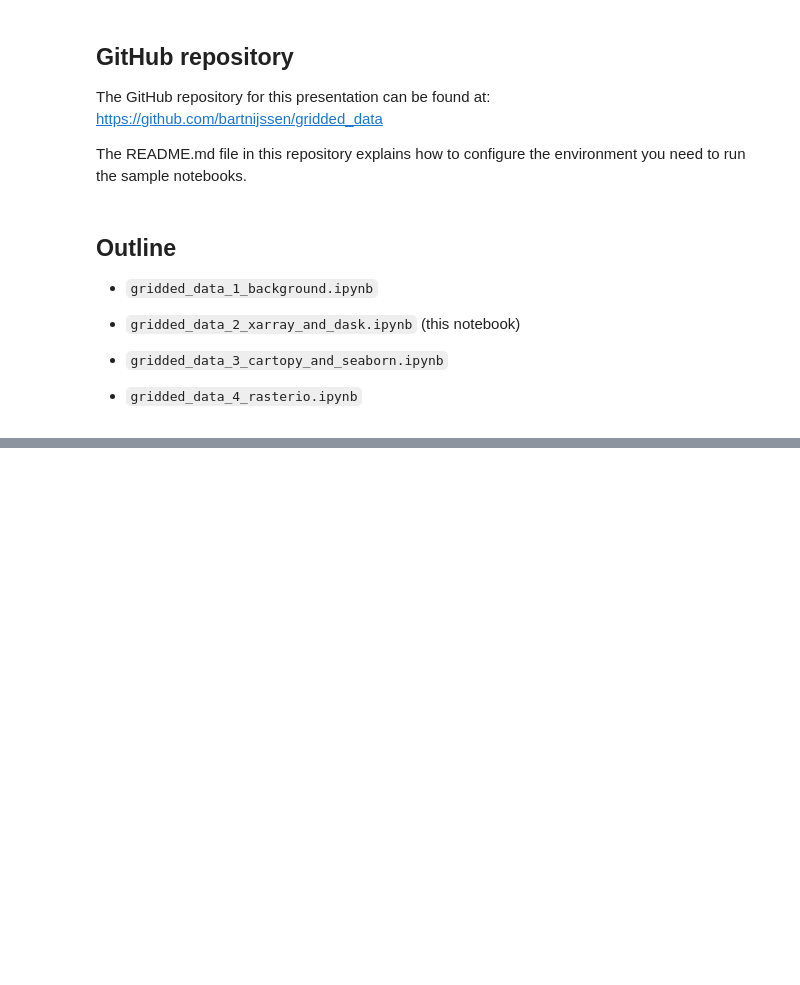
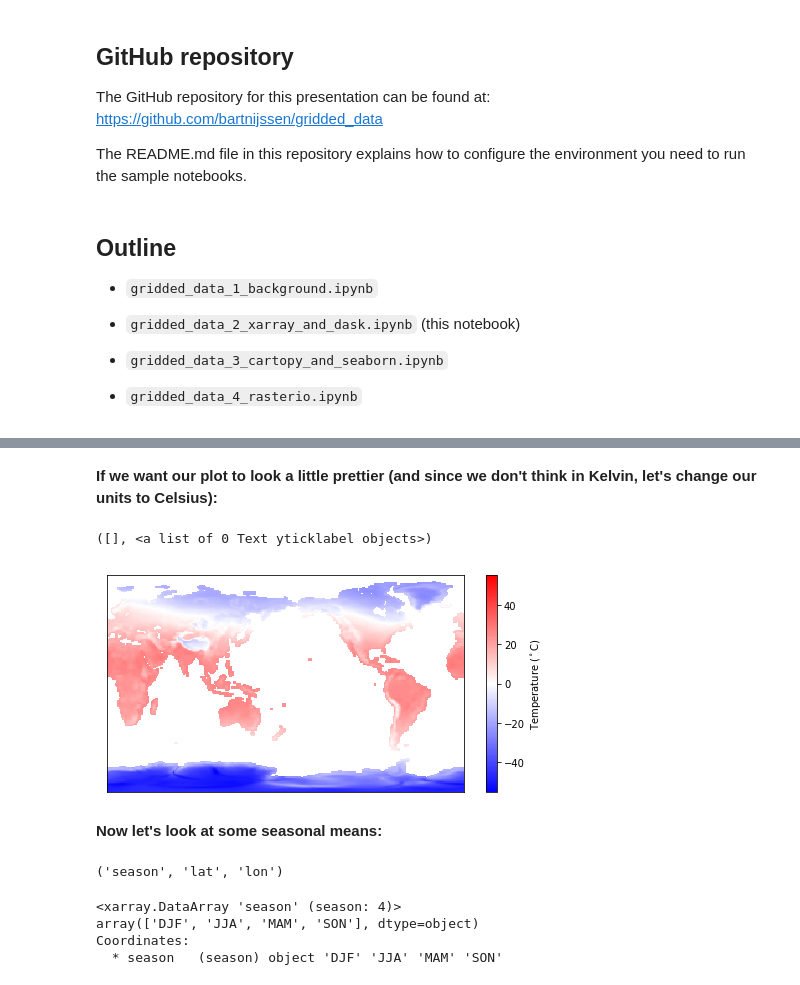
Before and after one commit to waterhackweek/gridded_data, a Jupyter notebook: gridded_data_2_xarray_and_dask.ipynb, the cells around one changed output, grey strips where cells are left out. Cells and saved outputs as stored; diff of their text form; code cells hidden in the pictures; blank space fills up the shorter version.

```diff
--- a/gridded_data_2_xarray_and_dask.ipynb
+++ b/gridded_data_2_xarray_and_dask.ipynb
@@ -27,0 +159,15 @@ The README.md file in this repository explains how to configure the environment
+# %% [markdown]
+__If we want our plot to look a little prettier (and since we don't think in Kelvin, let's change our units to Celsius):__
+# %%
+KtoC = 273.15
+plt.figure(figsize=(8, 4))
+(tbot_hist_ann_mean - KtoC).plot(add_labels=False,
+                                 cbar_kwargs={'label': 'Temperature ($^\circ$C)'},
+                                 cmap='bwr')
+plt.xticks([])
+plt.yticks([])
+# %% [output]
+([], <a list of 0 Text yticklabel objects>)
+[figure, added]
+# %% [markdown]
+__Now let's look at some seasonal means:__
@@ -27,0 +176,11 @@ The README.md file in this repository explains how to configure the environment
+# %%
+tbot_hist_seas_mean.dims
+# %% [output]
+('season', 'lat', 'lon')
+# %%
+tbot_hist_seas_mean.season
+# %% [output]
+<xarray.DataArray 'season' (season: 4)>
+array(['DJF', 'JJA', 'MAM', 'SON'], dtype=object)
+Coordinates:
+  * season   (season) object 'DJF' 'JJA' 'MAM' 'SON'
```
Also changed, not shown: parts of 24 cells of this notebook.
